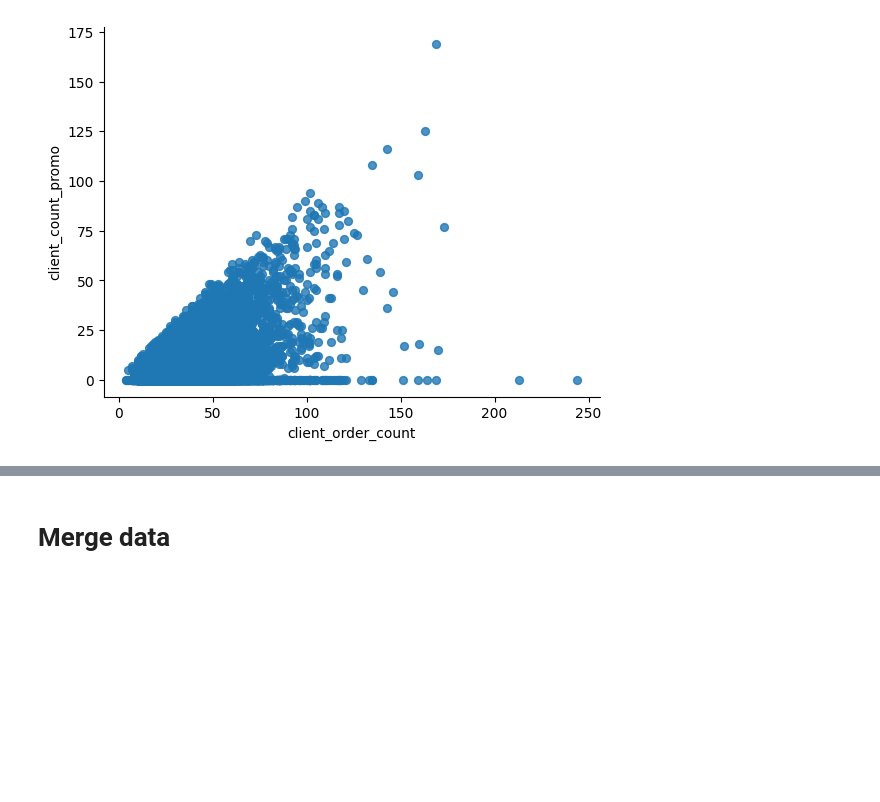
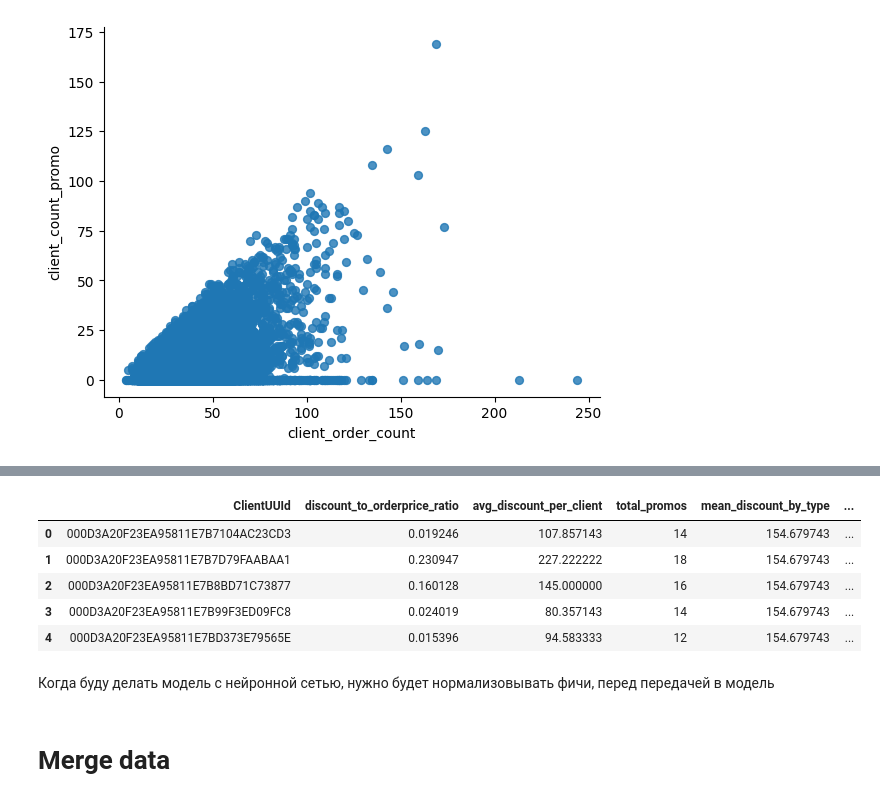
Before and after one commit to den2morrow/colab_research, a Jupyter notebook: data_secret_first_cup_2024_v1.ipynb, the cells around one changed output, grey strips where cells are left out. Cells and saved outputs as stored; diff of their text form; code cells hidden in the pictures; blank space fills up the shorter version.

```diff
--- a/data_secret_first_cup_2024_v1.ipynb
+++ b/data_secret_first_cup_2024_v1.ipynb
@@ -272,3 +323,14 @@ plt.gca().spines[['top', 'right',]].set_visible(False)
+# %%
+promo_features.head()
+# %% [output]
+|  | ClientUUId | discount_to_orderprice_ratio | avg_discount_per_client | total_promos | mean_discount_by_type | ... |
+| 0 | 000D3A20F23EA95811E7B7104AC23CD3 | 0.019246 | 107.857143 | 14 | 154.679743 | ... |
+| 1 | 000D3A20F23EA95811E7B7D79FAABAA1 | 0.230947 | 227.222222 | 18 | 154.679743 | ... |
+| 2 | 000D3A20F23EA95811E7B8BD71C73877 | 0.160128 | 145.000000 | 16 | 154.679743 | ... |
+| 3 | 000D3A20F23EA95811E7B99F3ED09FC8 | 0.024019 | 80.357143 | 14 | 154.679743 | ... |
+| 4 | 000D3A20F23EA95811E7BD373E79565E | 0.015396 | 94.583333 | 12 | 154.679743 | ... |
+# %% [markdown]
+Когда буду делать модель с нейронной сетью, нужно будет нормализовывать фичи, перед передачей в модель
 # %% [markdown]
 # Merge data
 # %%
```
Also changed, not shown: parts of 25 cells of this notebook.
